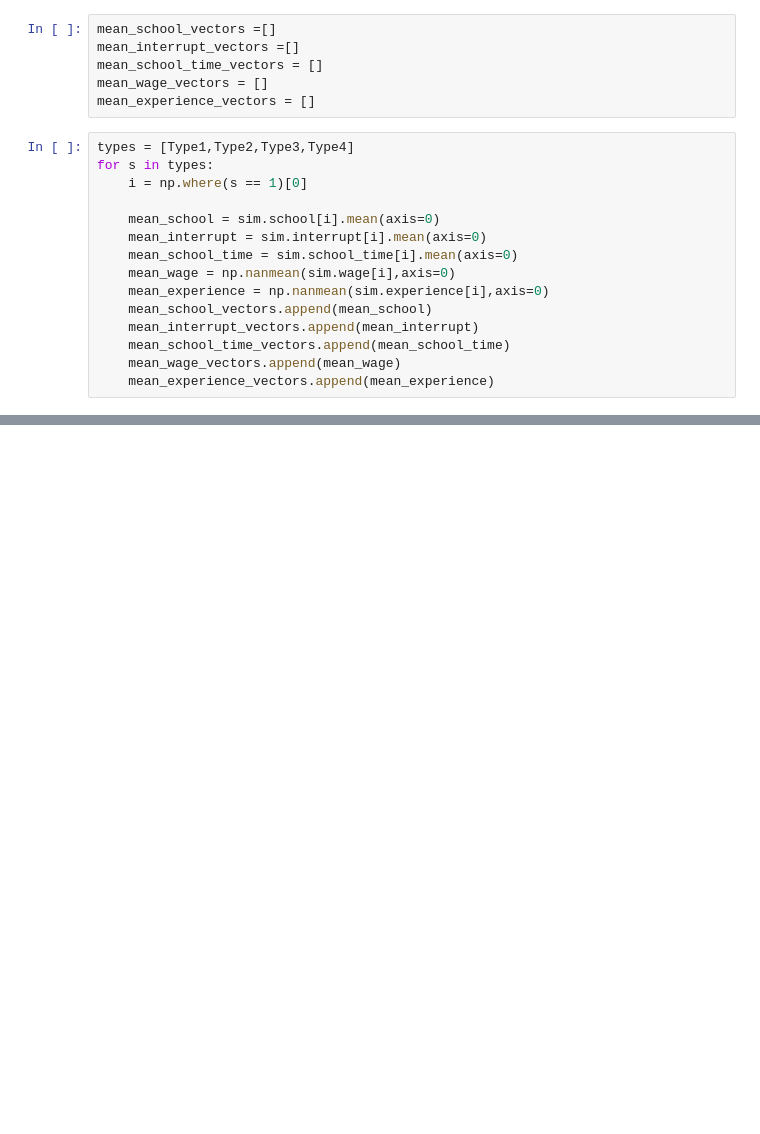
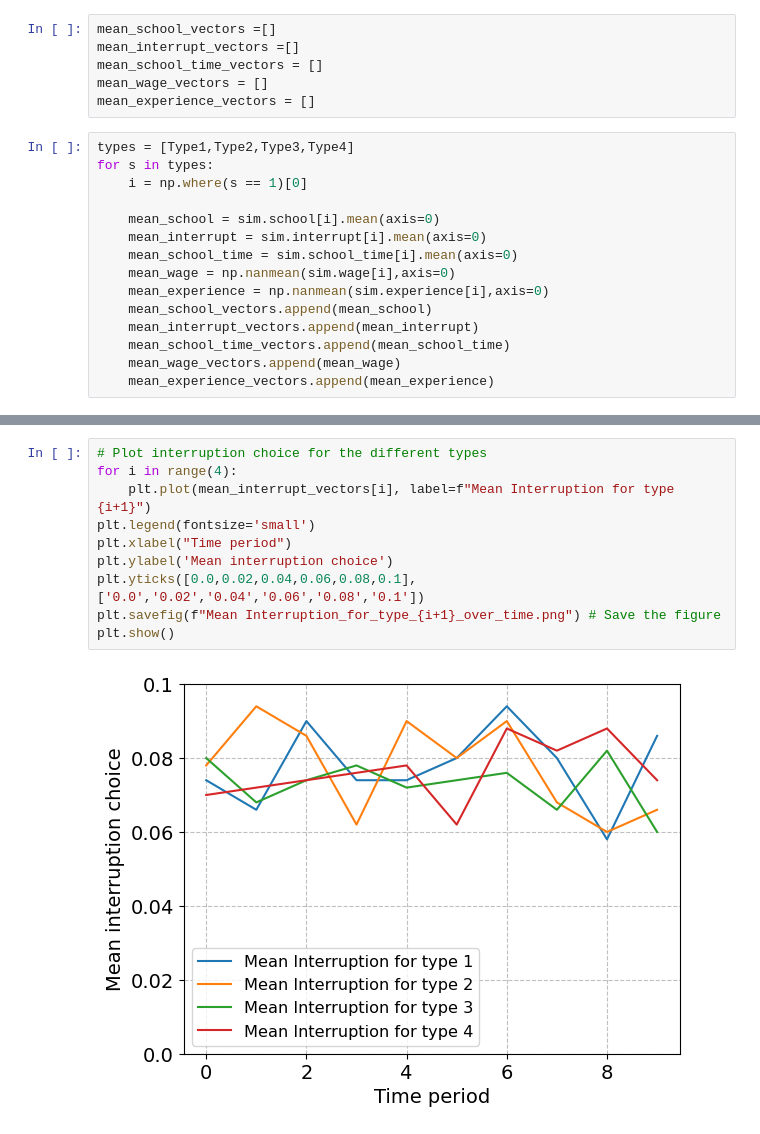
Before and after one commit to fls808/Dynamic-Programming, a Jupyter notebook: Model.ipynb, the cells around one changed output, grey strips where cells are left out. Saved outputs shown, nothing was run; the diff lists cells and outputs as text; blank space fills up the shorter version.

```diff
--- a/Model.ipynb
+++ b/Model.ipynb
@@ -152,0 +158,12 @@ for vector, name in zip(plot_vectors, vector_names):
+# %%
+# Plot interruption choice for the different types
+for i in range(4):
+    plt.plot(mean_interrupt_vectors[i], label=f"Mean Interruption for type {i+1}")
+plt.legend(fontsize='small')
+plt.xlabel("Time period")
+plt.ylabel('Mean interruption choice')
+plt.yticks([0.0,0.02,0.04,0.06,0.08,0.1],['0.0','0.02','0.04','0.06','0.08','0.1'])
+plt.savefig(f"Mean Interruption_for_type_{i+1}_over_time.png") # Save the figure
+plt.show()
+# %% [output]
+[figure, added]
```
Also changed, not shown: parts of 4 cells of this notebook, 8 other files.
